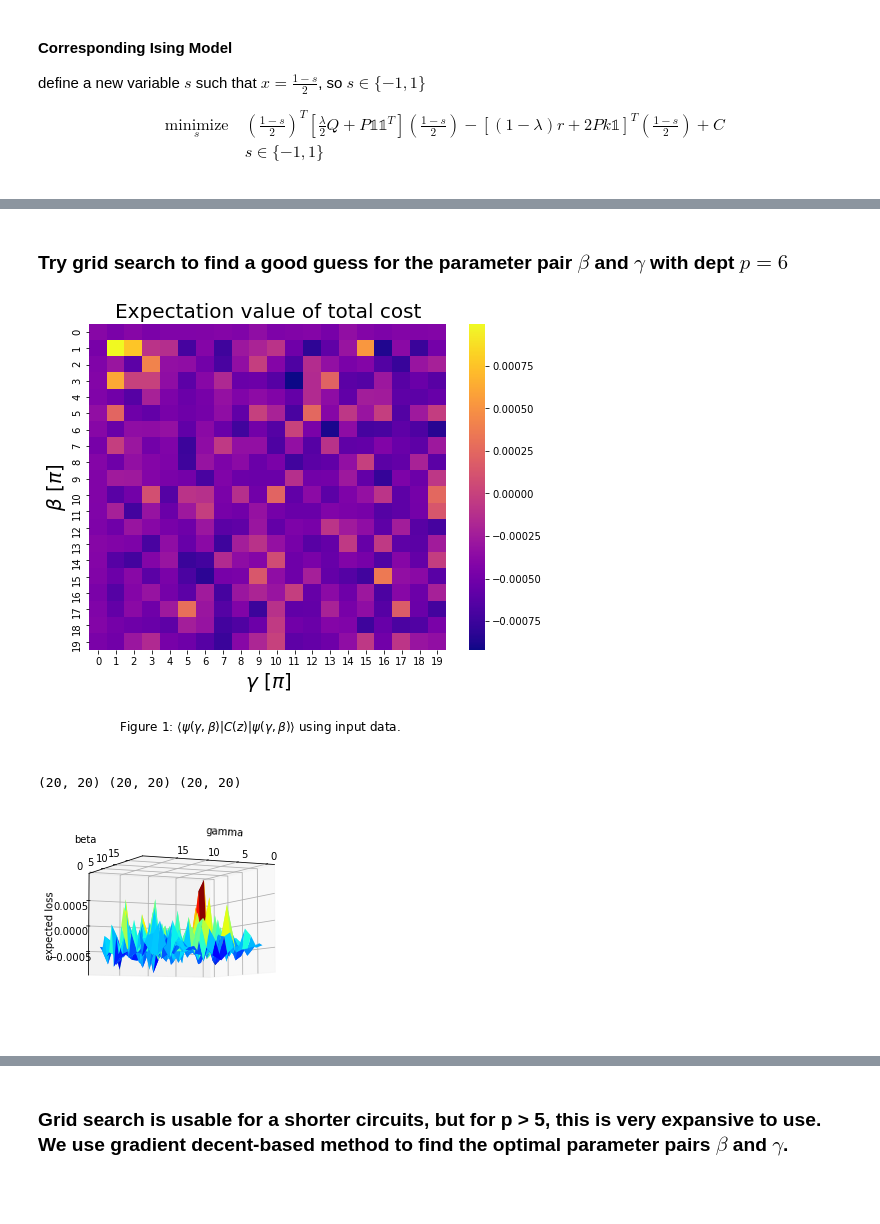
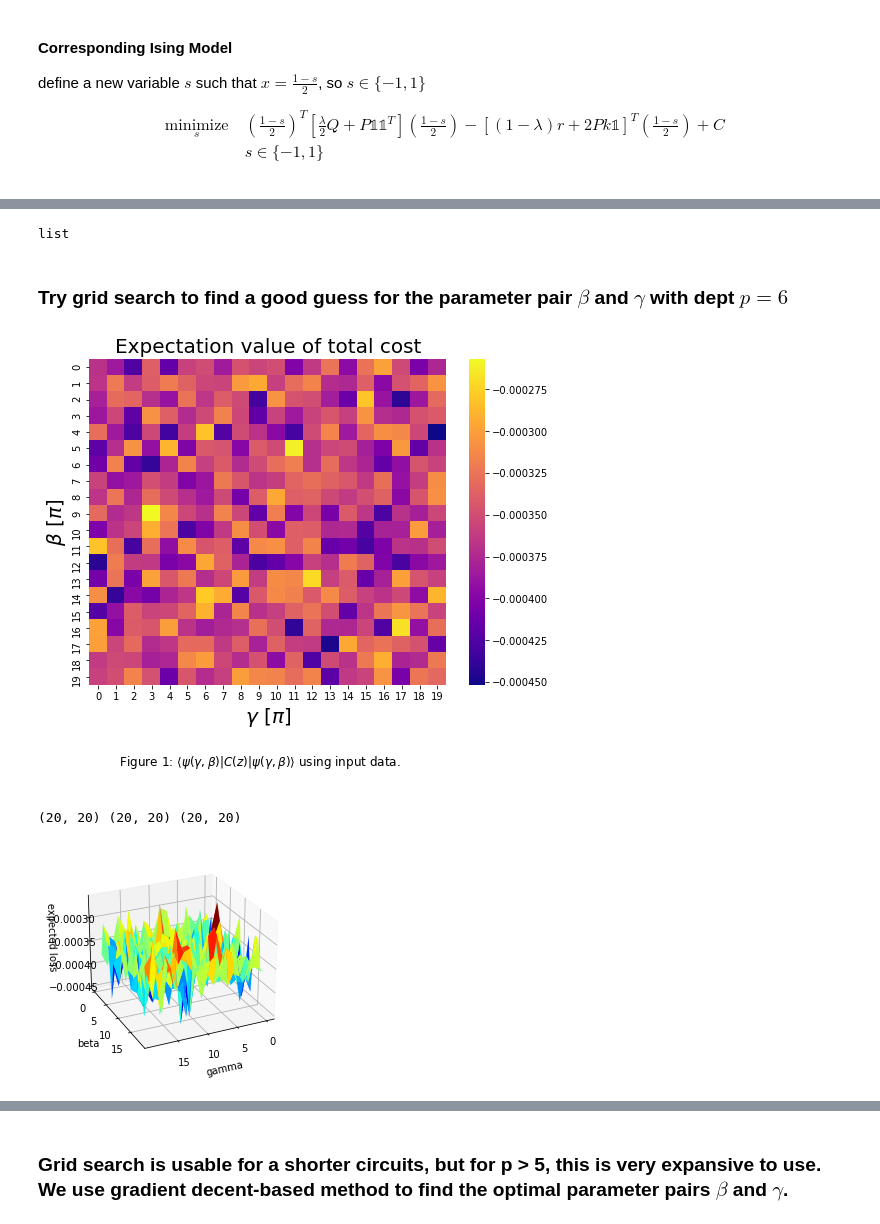
Before and after one commit to jimphon88/quantum-computing, a Jupyter notebook: small problems/mean variance optimization.ipynb, the cells around one changed output, grey strips where cells are left out. Drawn from its saved outputs; the diff is of its cells as text; code cells hidden in the pictures; blank space fills up the shorter version.

```diff
--- a/small problems/mean variance optimization.ipynb
+++ b/small problems/mean variance optimization.ipynb
@@ -213,7 +213,7 @@ def print_result(result):
         value = QuadraticProgramToQubo().convert(qp).objective.evaluate(x)
         #value = portfolio.to_quadratic_program().objective.evaluate(x)
         probability = probabilities[i]
-        if (x == selection).all():
+        if (x == gurobi).all():
             print_bold('%10s\t%.6f\t\t%.6f' %(x, value, probability))
         else:
             print('%10s\t%.6f\t\t%.6f' %(x, value, probability))
@@ -442,5 +442,14 @@ qaoa_qc.decompose().decompose().draw(output='mpl')
+# %%
+type([0])
+# %% [output]
+list
 # %%
 def get_qaoa_circuit(n,J,h, beta, gamma, p=1):
+    if type(beta) != list:
+        beta = [beta] * p
+    if type(gamma) != list:
+        gamma = [gamma] * p
+
     qc = QuantumCircuit(n)
 
     for i in range(n):
@@ -450,14 +459,14 @@ def get_qaoa_circuit(n,J,h, beta, gamma, p=1):
     while start < p:
         for i in range(n):
             # rotate i along the x axis by beta
-            qc.rx(2 * beta*h[i], i)
+            qc.rx(2 * beta[start]*h[i], i)
 
         for i in range(n-1):
             for j in range(i+1,n):
                 # first, add CNOT gate from i to j
                 # second, rotate j along the z axis by gamma
                 # finally, add another CNOT gate from i to j
-                qc.rzz(2 * gamma * 2*J[i][j], i, j)
+                qc.rzz(2 * gamma[start] * 2*J[i][j], i, j)
             qc.barrier()
         start += 1
 
@@ -481,8 +490,8 @@ def get_expected_loss(counts):
 # %%
 loss_dim = 20
 expected_loss = np.zeros((loss_dim,loss_dim))
-p = 3
-for _b, beta in enumerate(np.arange(0,2,2/loss_dim)):
+p = 1
+for _b, beta in enumerate(np.arange(0,1,1/loss_dim)):
     for _g, gamma in enumerate(np.arange(0,2,2/loss_dim)):
         start = 0
         beta *= np.pi/2
@@ -508,6 +517,6 @@ text = r'''
 plt.text(0,26, text, ha='left', size=12)
 plt.show()
 # %% [output]
-[figure, old version]
+[figure, new version]
 # %%
 from mpl_toolkits import mplot3d
@@ -523,17 +533,17 @@ print(X.shape, Y.shape, expected_loss.shape)
 # %%
 fit=plt.figure()
 ax =plt.axes(projection='3d')
 ax.plot_surface(X, Y, (expected_loss), rstride=1, cstride=1,
                 cmap='jet', edgecolor='None')
 ax.set_xlabel('gamma')
 ax.set_ylabel('beta')
 ax.set_zlabel('expected loss')
-ax.view_init(-5, 65)
+ax.view_init(25, 65)
 # ax.set_zlim([np.min(expected_loss)*1.5, np.max(expected_loss)])
 
 plt.show()
 # %% [output]
-[figure, old version]
+[figure, new version]
 # %%
 _b,_g = np.unravel_index(expected_loss.argmin(), expected_loss.shape)
 beta, gamma = _b/20, _g/20
```
Also changed, not shown: parts of 10 cells of this notebook, 1 other file.
